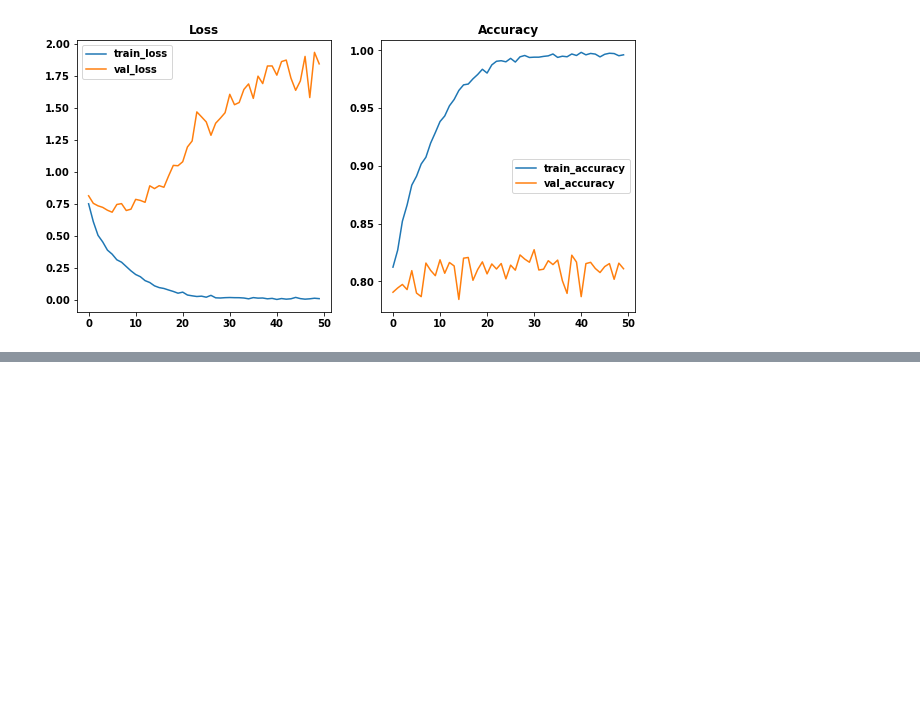
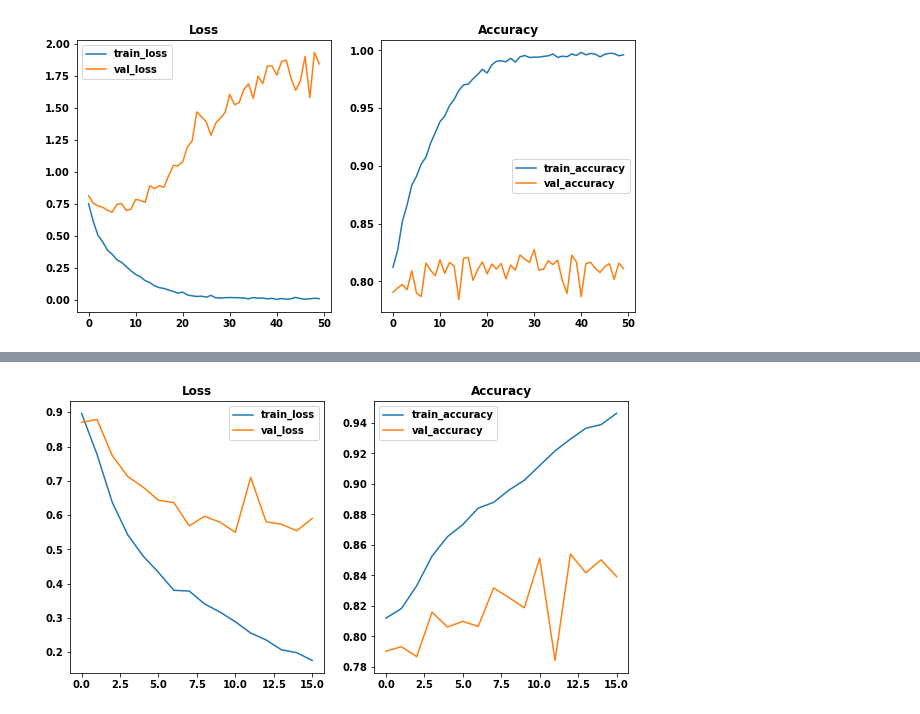
Before and after one commit to ssaeed85/dsc-ph5-MarsTerrainAnomalyDetection, a Jupyter notebook: 02_TensorflowModeling.ipynb, the cells around one changed output, grey strips where cells are left out. Cells and saved outputs as stored; diff of their text form; code cells hidden in the pictures; blank space fills up the shorter version.

```diff
--- a/02_TensorflowModeling.ipynb
+++ b/02_TensorflowModeling.ipynb
@@ -76,6 +77,12 @@ test_generator = test_datagen.flow_from_directory(
 Found 1793 images belonging to 8 classes.
 # %% [markdown]
 # Modeling
+# %%
+early_stop = EarlyStopping(monitor='val_loss',
+                           min_delta=1e-8,
+                           verbose=1,
+                           patience = 5,
+                           mode='min')
 # %% [markdown]
 ## Model 1
 # %%
@@ -232,0 +806,9 @@ display_mode_trainTestGraphs(results)
+# %%
+results = model.fit(train_generator,
+                    steps_per_epoch=100,  # Number of training samples to pull per epoch
+                    epochs=50,  # Number of epochs
+                    validation_data=val_generator,
+                    validation_steps=100,  # Number of validation samples to run validation on
+                    verbose=1,
+                    callbacks = [early_stop]
+                    )
@@ -232,0 +833,4 @@ display_mode_trainTestGraphs(results)
+# %%
+display_mode_trainTestGraphs(results)
+# %% [output]
+[figure, added]
```
Also changed, not shown: parts of 25 cells of this notebook.
